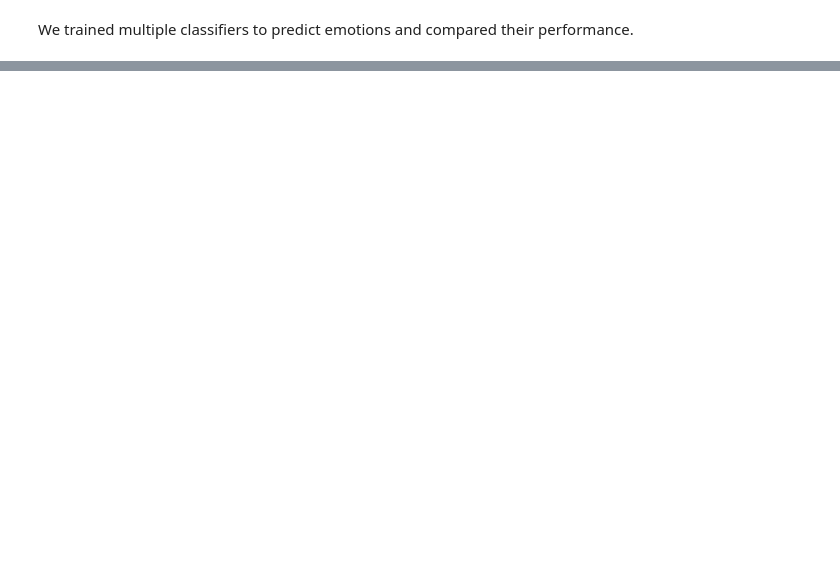
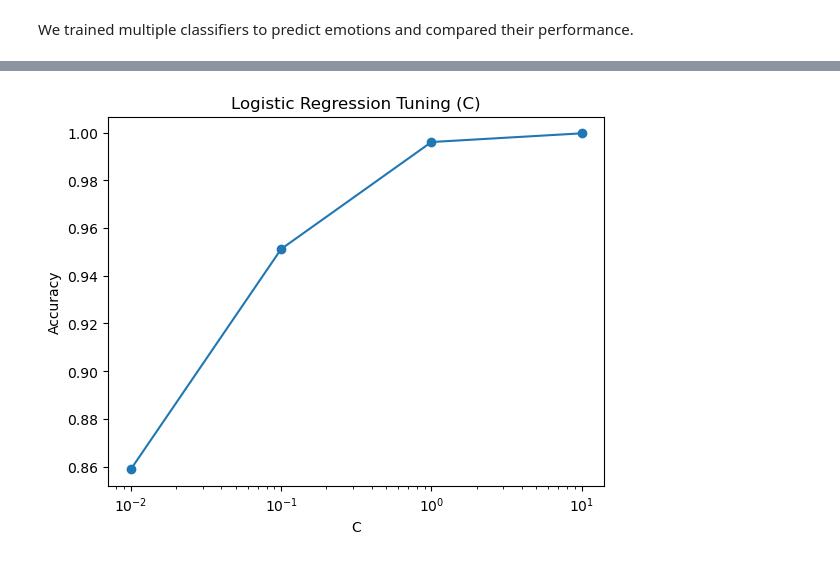
Before and after one commit to jerome-manarang/InsideOut, a Jupyter notebook: emotion_detection.ipynb, the cells around one changed output, grey strips where cells are left out. Drawn from its saved outputs; the diff is of its cells as text; code cells hidden in the pictures; blank space fills up the shorter version.

```diff
--- a/emotion_detection.ipynb
+++ b/emotion_detection.ipynb
@@ -198,0 +215,25 @@ We trained multiple classifiers to predict emotions and compared their performan
+# %%
+# Train and test split for tuning
+X_flat = X.reshape(X.shape[0], -1)
+
+# Hold-out test set (never used for tuning)
+X_train_pool, X_test, y_train_pool, y_test = train_test_split(
+    X_flat, Y,
+    test_size=0.20,
+    stratify=Y,
+    random_state=42
+)
+
+# Validation / tuning subset
+X_val, _, y_val, _ = train_test_split(
+    X_train_pool,
+    y_train_pool,
+    train_size=0.35,
+    stratify=y_train_pool,
+    random_state=42
+)
+
+# 3) Standardize (fit ONLY on validation / training data)
+scaler = StandardScaler()
+X_val = scaler.fit_transform(X_val)
+X_test = scaler.transform(X_test)
@@ -198,0 +244,18 @@ We trained multiple classifiers to predict emotions and compared their performan
+# %%
+from sklearn.linear_model import LogisticRegression
+
+Cs = [0.01, 0.1, 1, 10]
+accs = []
+for C in Cs:
+    lr = LogisticRegression(max_iter=2000, C=C)
+    lr.fit(X_val, y_val)
+    accs.append(lr.score(X_val, y_val))
+
+plt.plot(Cs, accs, marker='o')
+plt.xscale("log")
+plt.xlabel("C")
+plt.ylabel("Accuracy")
+plt.title("Logistic Regression Tuning (C)")
+plt.show()
+# %% [output]
+[figure, added]
```
Also changed, not shown: parts of 14 cells of this notebook, 2 other files.
